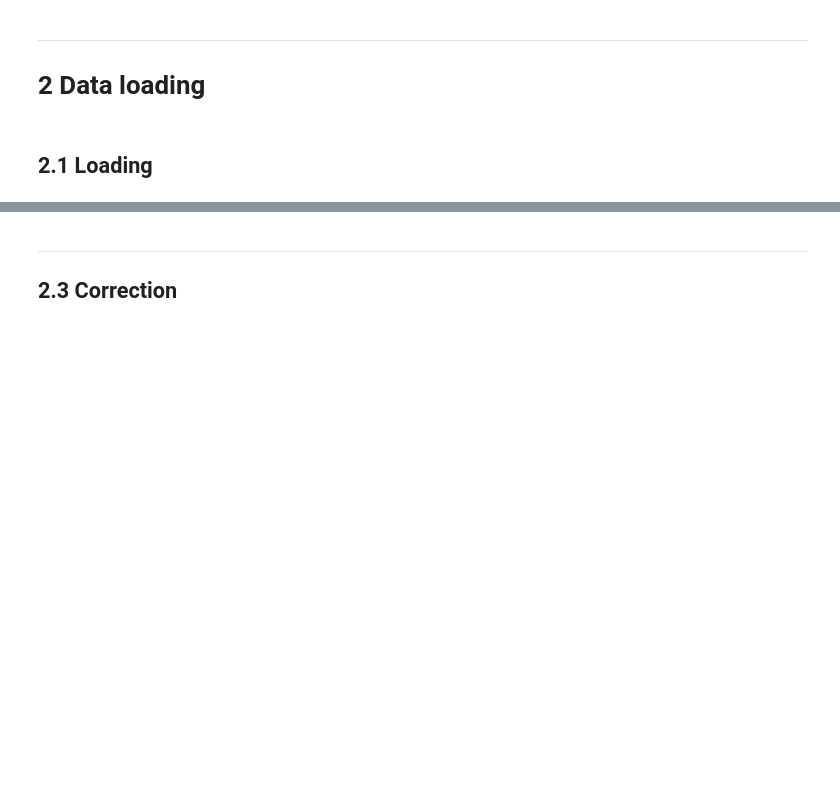
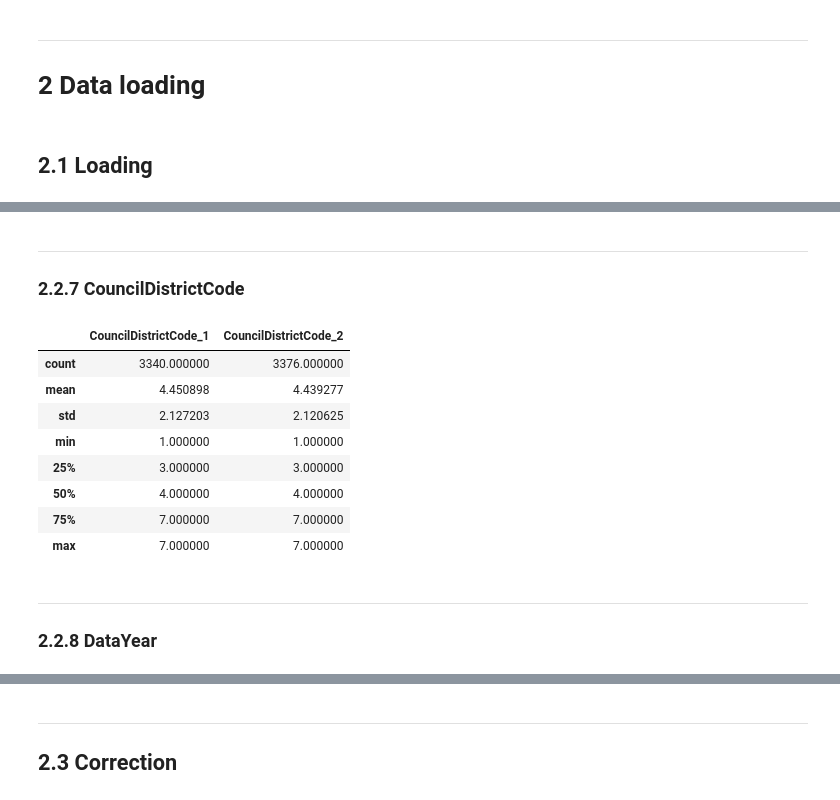
Before and after one commit to curiousmindflow/oc-ml-p3, a Jupyter notebook: preparation.ipynb, the cells around one changed output, grey strips where cells are left out. Saved outputs shown, nothing was run; the diff lists cells and outputs as text; code cells hidden in the pictures; blank space fills up the shorter version.

```diff
--- a/preparation.ipynb
+++ b/preparation.ipynb
@@ -154,0 +296,20 @@ data2[data2.columns.difference(inter_cols)].columns
+# %% [markdown]
+***
+### 2.2.7 CouncilDistrictCode
+# %%
+feature = "CouncilDistrictCode"
+# %%
+decribe_several(feature, data, data2)
+# %% [output]
+|  | CouncilDistrictCode_1 | CouncilDistrictCode_2 |
+| count | 3340.000000 | 3376.000000 |
+| mean | 4.450898 | 4.439277 |
+| std | 2.127203 | 2.120625 |
+| min | 1.000000 | 1.000000 |
+| 25% | 3.000000 | 3.000000 |
+| 50% | 4.000000 | 4.000000 |
+| 75% | 7.000000 | 7.000000 |
+| max | 7.000000 | 7.000000 |
+# %% [markdown]
+***
+### 2.2.8 DataYear
```
Also changed, not shown: parts of 59 cells of this notebook.
